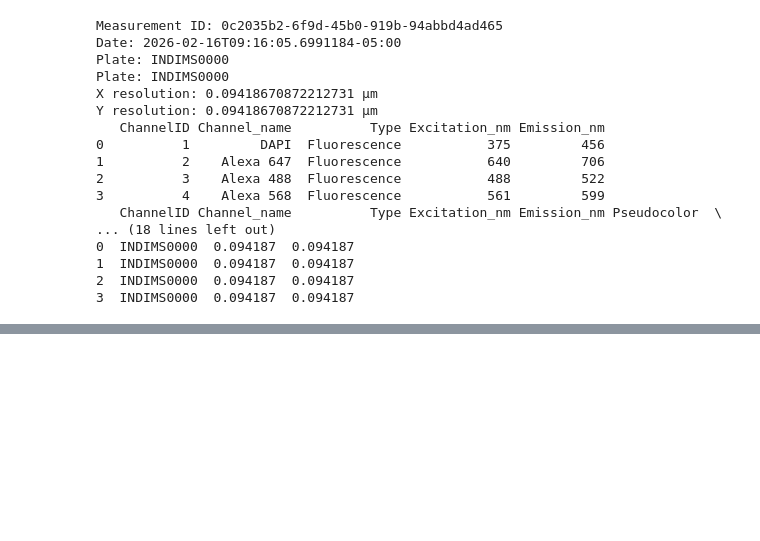
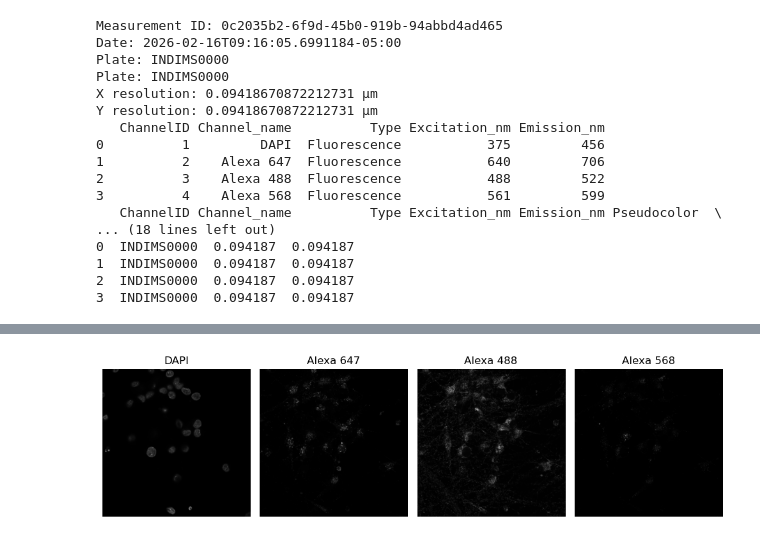
Before and after one commit to kelpschd/iNDI_microscopy_production, a Jupyter notebook: Nucleus_segmentation/nucleus_segmentation.ipynb, the cells around one changed output, grey strips where cells are left out. Cells and saved outputs as stored; diff of their text form; code cells hidden in the pictures; blank space fills up the shorter version.

Commit message:
Clean up Start testing experimental design metadata Plate metadata extraction View and image Preform test nucleus segmentaion

```diff
--- a/Nucleus_segmentation/nucleus_segmentation.ipynb
+++ b/Nucleus_segmentation/nucleus_segmentation.ipynb
@@ -120,0 +203,3 @@ Y resolution: 0.09418670872212731 µm
+# %%
+merged_ChannelID_df = pd.merge(df, channel_df, on="ChannelID")
+print(merged_ChannelID_df)
@@ -120,0 +258,9 @@ Y resolution: 0.09418670872212731 µm
+# %%
+# subset for an image
+
+subset = merged_ChannelID_df[
+    (merged_ChannelID_df['Row'] == 11) &
+    (merged_ChannelID_df['Column'] == 4) &
+    (merged_ChannelID_df['Frame'] == 8)]
+
+print(subset)
@@ -120,0 +285,22 @@ Y resolution: 0.09418670872212731 µm
+# %%
+# view image for validation
+
+import matplotlib.pyplot as plt
+import tifffile
+
+filepaths = subset["filepath"]
+channel_names = subset["Channel_name"]
+
+fig, axes = plt.subplots(1, 4, figsize=(10, 20))
+
+for ax, path, name in zip(axes.ravel(), filepaths, channel_names):
+    img = tifffile.imread(path)
+    ax.imshow(img, cmap="gray")
+    ax.set_title(name)
+    ax.axis("off")
+
+plt.tight_layout()
+#plt.savefig("r14c07f217p01-ch01t01.png", bbox_inches="tight", pad_inches=0, dpi=200)
+plt.show()
+# %% [output]
+[figure, added]
```
Also changed, not shown: parts of 16 cells of this notebook.
